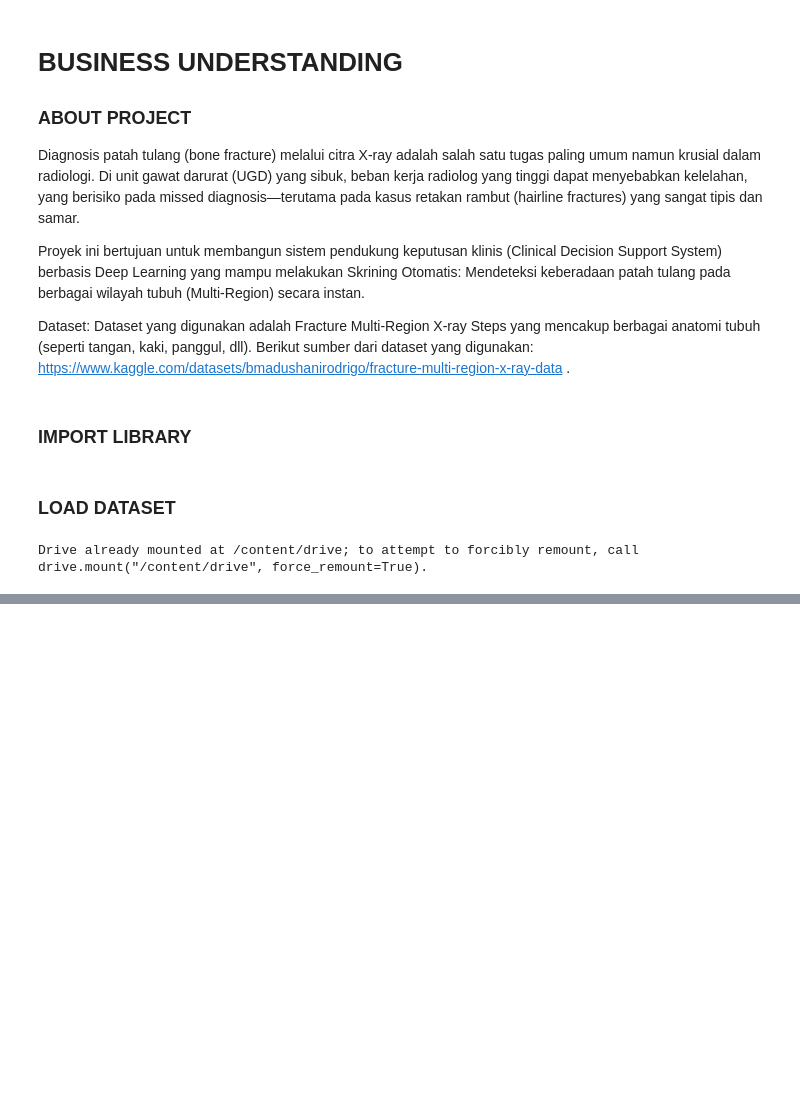
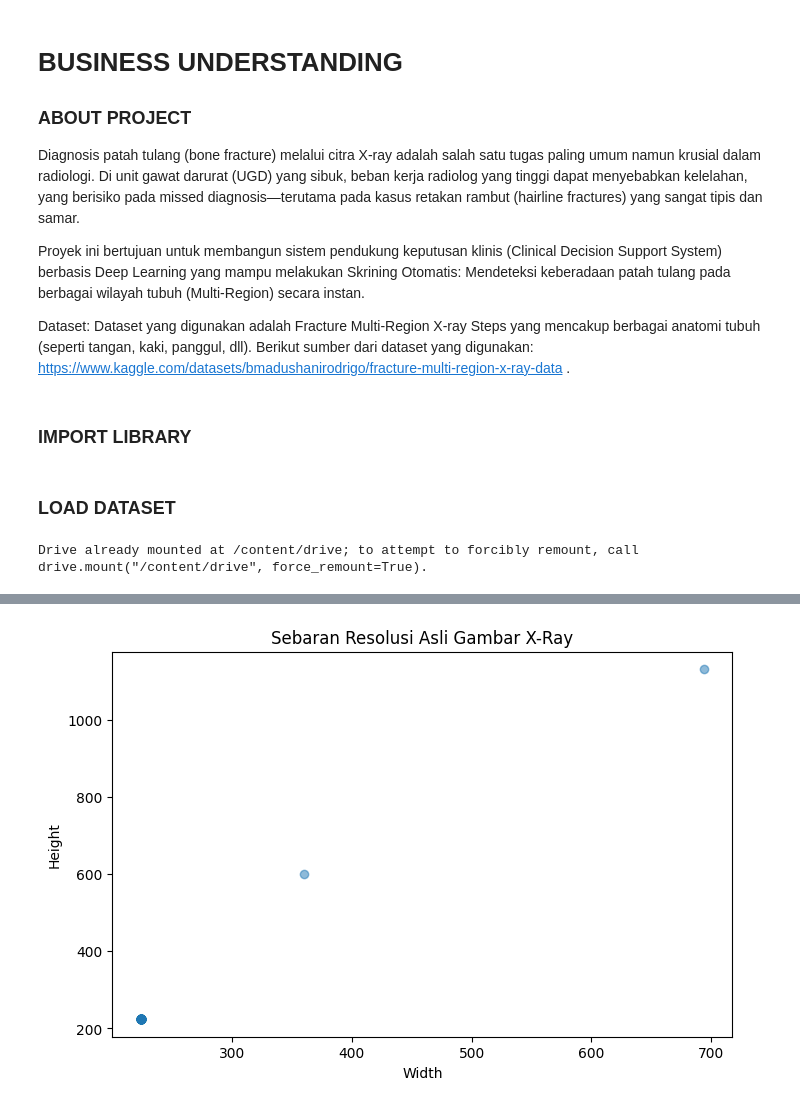
Before and after one commit to rfaoktvian/Dicoding_FinalProject, a Jupyter notebook: FractureNet_High_Sensitivity_X_Ray_Image_Classification_for_Orthopedic_Diagnostics.ipynb, the cells around one changed output, grey strips where cells are left out. Drawn from its saved outputs; the diff is of its cells as text; code cells hidden in the pictures; blank space fills up the shorter version.

```diff
--- a/FractureNet_High_Sensitivity_X_Ray_Image_Classification_for_Orthopedic_Diagnostics.ipynb
+++ b/FractureNet_High_Sensitivity_X_Ray_Image_Classification_for_Orthopedic_Diagnostics.ipynb
@@ -67,0 +61,22 @@ Kategori yang ada: ['fractured', 'not fractured']
+# %%
+from PIL import Image,ImageFile
+
+sample_dir = os.path.join(TRAIN_PATH, 'fractured')
+sample_files = os.listdir(sample_dir)[:50]
+
+widths = []
+heights = []
+
+for file in sample_files:
+    img = Image.open(os.path.join(sample_dir, file))
+    widths.append(img.size[0])
+    heights.append(img.size[1])
+
+plt.figure(figsize=(8, 5))
+plt.scatter(widths, heights, alpha=0.5)
+plt.xlabel('Width')
+plt.ylabel('Height')
+plt.title('Sebaran Resolusi Asli Gambar X-Ray')
+plt.show()
+# %% [output]
+[figure, added]
```
Also changed, not shown: parts of 6 cells of this notebook.
